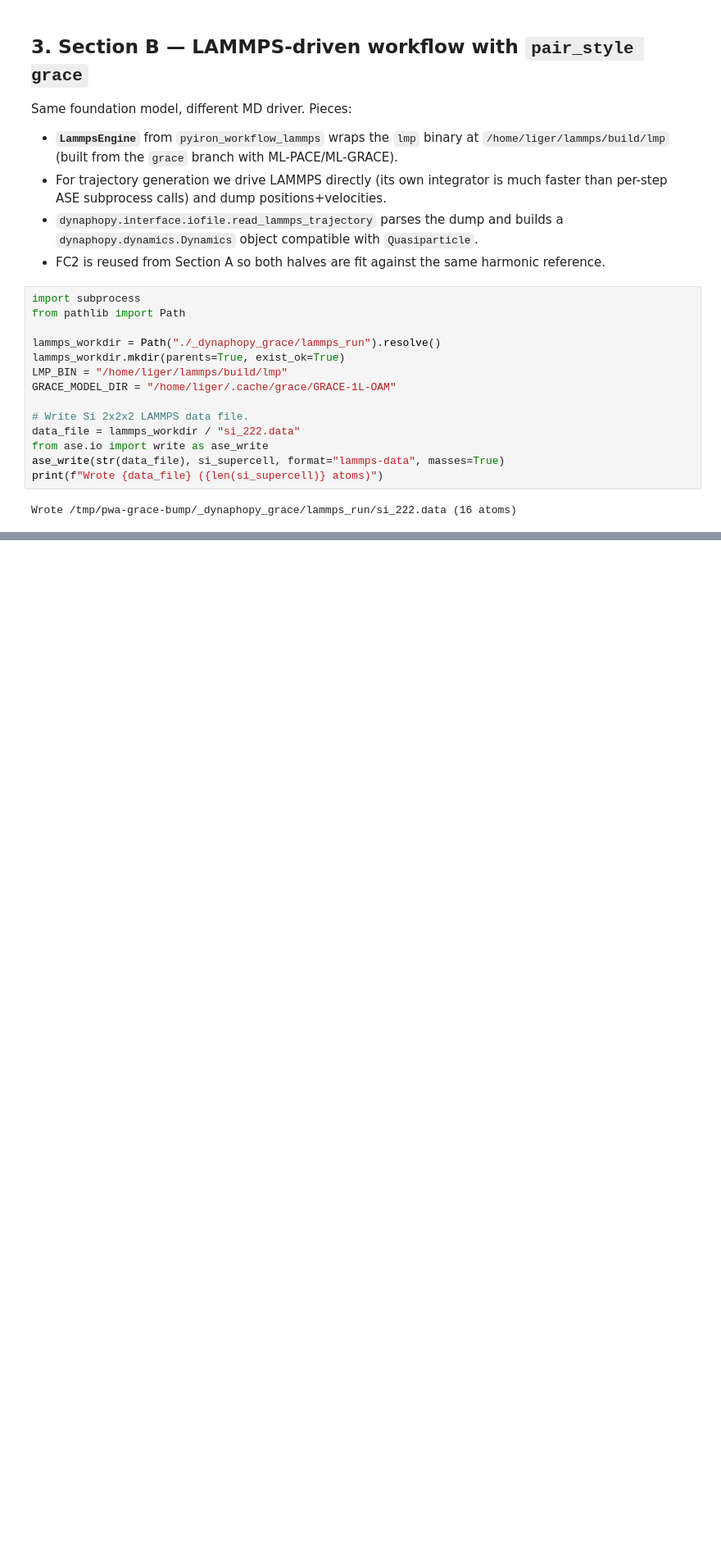
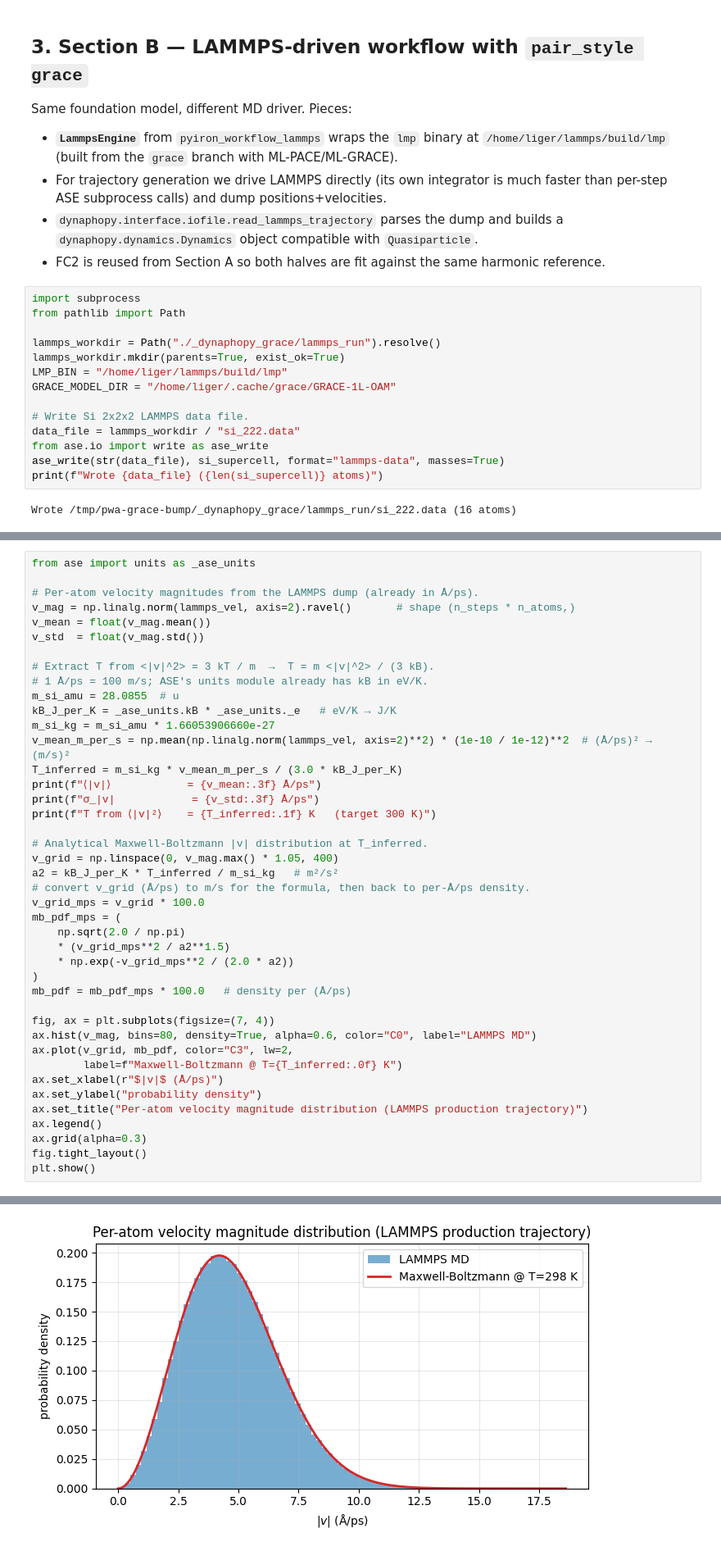
Before and after one commit to pyiron/pyiron_workflow_atomistics, a Jupyter notebook: notebooks/dynaphopy_grace_example.ipynb, the cells around one changed output, grey strips where cells are left out. Shown at 82% size. Drawn from its saved outputs; the diff is of its cells as text; blank space fills up the shorter version.

```diff
--- a/notebooks/dynaphopy_grace_example.ipynb
+++ b/notebooks/dynaphopy_grace_example.ipynb
@@ -442,0 +464,43 @@ plt.show()
+# %%
+from ase import units as _ase_units
+
+# Per-atom velocity magnitudes from the LAMMPS dump (already in Å/ps).
+v_mag = np.linalg.norm(lammps_vel, axis=2).ravel()       # shape (n_steps * n_atoms,)
+v_mean = float(v_mag.mean())
+v_std  = float(v_mag.std())
+
+# Extract T from <|v|^2> = 3 kT / m  →  T = m <|v|^2> / (3 kB).
+# 1 Å/ps = 100 m/s; ASE's units module already has kB in eV/K.
+m_si_amu = 28.0855  # u
+kB_J_per_K = _ase_units.kB * _ase_units._e   # eV/K → J/K
+m_si_kg = m_si_amu * 1.66053906660e-27
+v_mean_m_per_s = np.mean(np.linalg.norm(lammps_vel, axis=2)**2) * (1e-10 / 1e-12)**2  # (Å/ps)² → (m/s)²
+T_inferred = m_si_kg * v_mean_m_per_s / (3.0 * kB_J_per_K)
+print(f"⟨|v|⟩            = {v_mean:.3f} Å/ps")
+print(f"σ_|v|            = {v_std:.3f} Å/ps")
+print(f"T from ⟨|v|²⟩    = {T_inferred:.1f} K   (target 300 K)")
+
+# Analytical Maxwell-Boltzmann |v| distribution at T_inferred.
+v_grid = np.linspace(0, v_mag.max() * 1.05, 400)
+a2 = kB_J_per_K * T_inferred / m_si_kg   # m²/s²
+# convert v_grid (Å/ps) to m/s for the formula, then back to per-Å/ps density.
+v_grid_mps = v_grid * 100.0
+mb_pdf_mps = (
+    np.sqrt(2.0 / np.pi)
+    * (v_grid_mps**2 / a2**1.5)
+    * np.exp(-v_grid_mps**2 / (2.0 * a2))
+)
+mb_pdf = mb_pdf_mps * 100.0   # density per (Å/ps)
+
+fig, ax = plt.subplots(figsize=(7, 4))
+ax.hist(v_mag, bins=80, density=True, alpha=0.6, color="C0", label="LAMMPS MD")
+ax.plot(v_grid, mb_pdf, color="C3", lw=2,
+        label=f"Maxwell-Boltzmann @ T={T_inferred:.0f} K")
+ax.set_xlabel(r"$|v|$ (Å/ps)")
+ax.set_ylabel("probability density")
+ax.set_title("Per-atom velocity magnitude distribution (LAMMPS production trajectory)")
+ax.legend()
+ax.grid(alpha=0.3)
+fig.tight_layout()
+plt.show()
+# %% [output]
@@ -443 +510,2 @@ plt.show()
+[figure, added]
 # %% [markdown]
```
Also changed, not shown: parts of 14 cells of this notebook.
